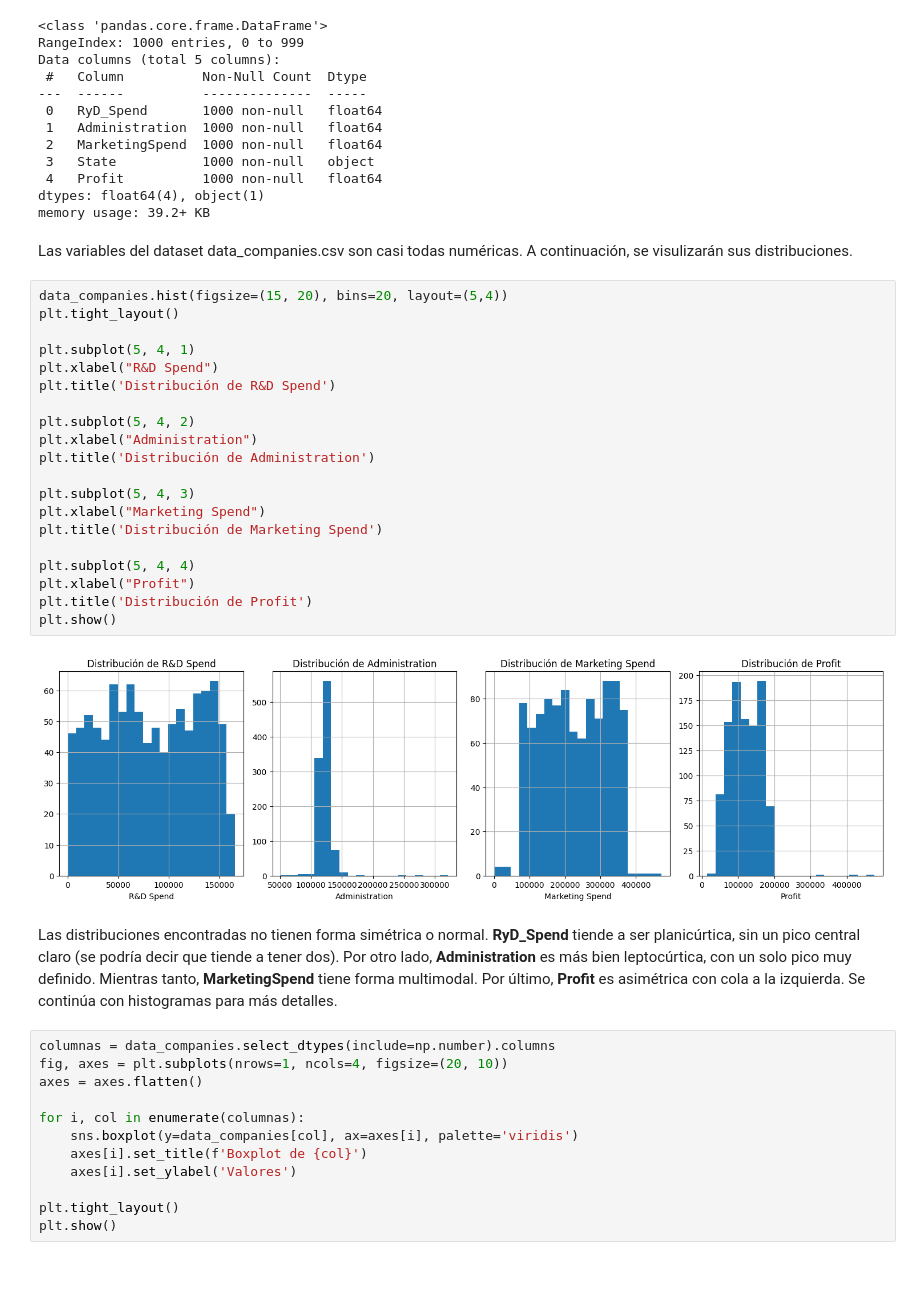
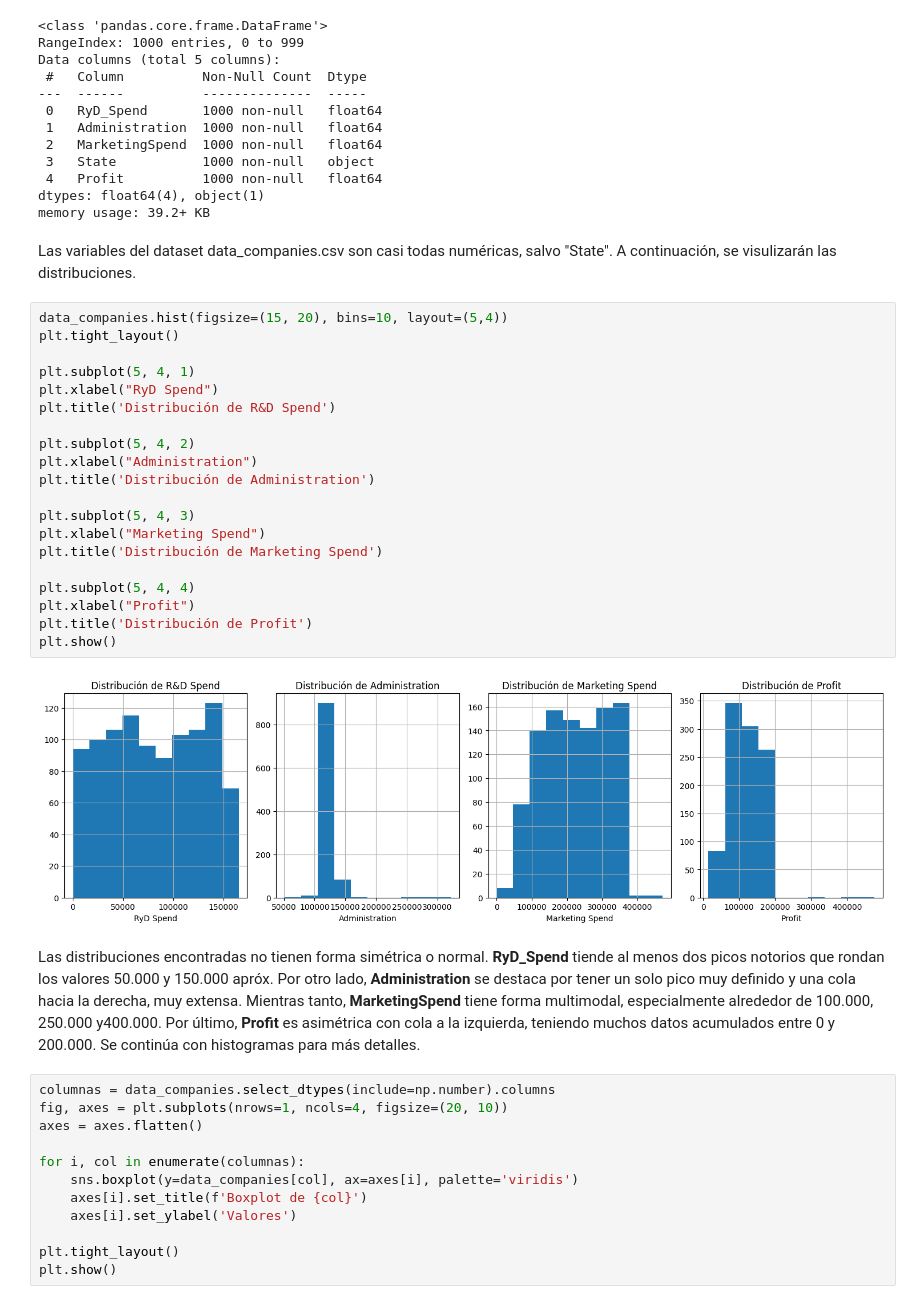
Before and after one commit to CaroRuiz92/arboles_decision_mineria_datos, a Jupyter notebook: Minería_de_Datos_TP2.ipynb, the cells around one changed output. Cells and saved outputs as stored; diff of their text form; blank space fills up the shorter version.

```diff
--- a/Minería_de_Datos_TP2.ipynb
+++ b/Minería_de_Datos_TP2.ipynb
@@ -73,31 +68,31 @@ Data columns (total 5 columns):
 dtypes: float64(4), object(1)
 memory usage: 39.2+ KB
 # %% [markdown]
-Las variables del dataset data_companies.csv son casi todas numéricas. A continuación, se visulizarán sus distribuciones.
+Las variables del dataset data_companies.csv son casi todas numéricas, salvo "State". A continuación, se visulizarán las distribuciones.
 # %%
-data_companies.hist(figsize=(15, 20), bins=20, layout=(5,4))
+data_companies.hist(figsize=(15, 20), bins=10, layout=(5,4))
 plt.tight_layout()
 
 plt.subplot(5, 4, 1)
-plt.xlabel("R&D Spend")
+plt.xlabel("RyD Spend")
 plt.title('Distribución de R&D Spend')
 
 plt.subplot(5, 4, 2)
 plt.xlabel("Administration")
 plt.title('Distribución de Administration')
 
 plt.subplot(5, 4, 3)
 plt.xlabel("Marketing Spend")
 plt.title('Distribución de Marketing Spend')
 
 plt.subplot(5, 4, 4)
 plt.xlabel("Profit")
 plt.title('Distribución de Profit')
 plt.show()
 # %% [output]
-[figure, old version]
+[figure, new version]
 # %% [markdown]
-Las distribuciones encontradas no tienen forma simétrica o normal. **RyD_Spend** tiende a ser planicúrtica, sin un pico central claro (se podría decir que tiende a tener dos). Por otro lado, **Administration** es más bien leptocúrtica, con un solo pico muy definido. Mientras tanto, **MarketingSpend** tiene forma multimodal. Por último, **Profit** es asimétrica con cola a la izquierda. Se continúa con histogramas para más detalles.
+Las distribuciones encontradas no tienen forma simétrica o normal. **RyD_Spend** tiende al menos  dos picos notorios que rondan los valores 50.000 y 150.000 apróx. Por otro lado, **Administration** se destaca por tener un solo pico muy definido y una cola hacia la derecha, muy extensa. Mientras tanto, **MarketingSpend** tiene forma multimodal, especialmente alrededor de 100.000, 250.000 y400.000. Por último, **Profit** es asimétrica con cola a la izquierda, teniendo muchos datos acumulados entre 0 y 200.000. Se continúa con histogramas para más detalles.
 # %%
 columnas = data_companies.select_dtypes(include=np.number).columns
 fig, axes = plt.subplots(nrows=1, ncols=4, figsize=(20, 10))
```
Also changed, not shown: parts of 30 cells of this notebook.
